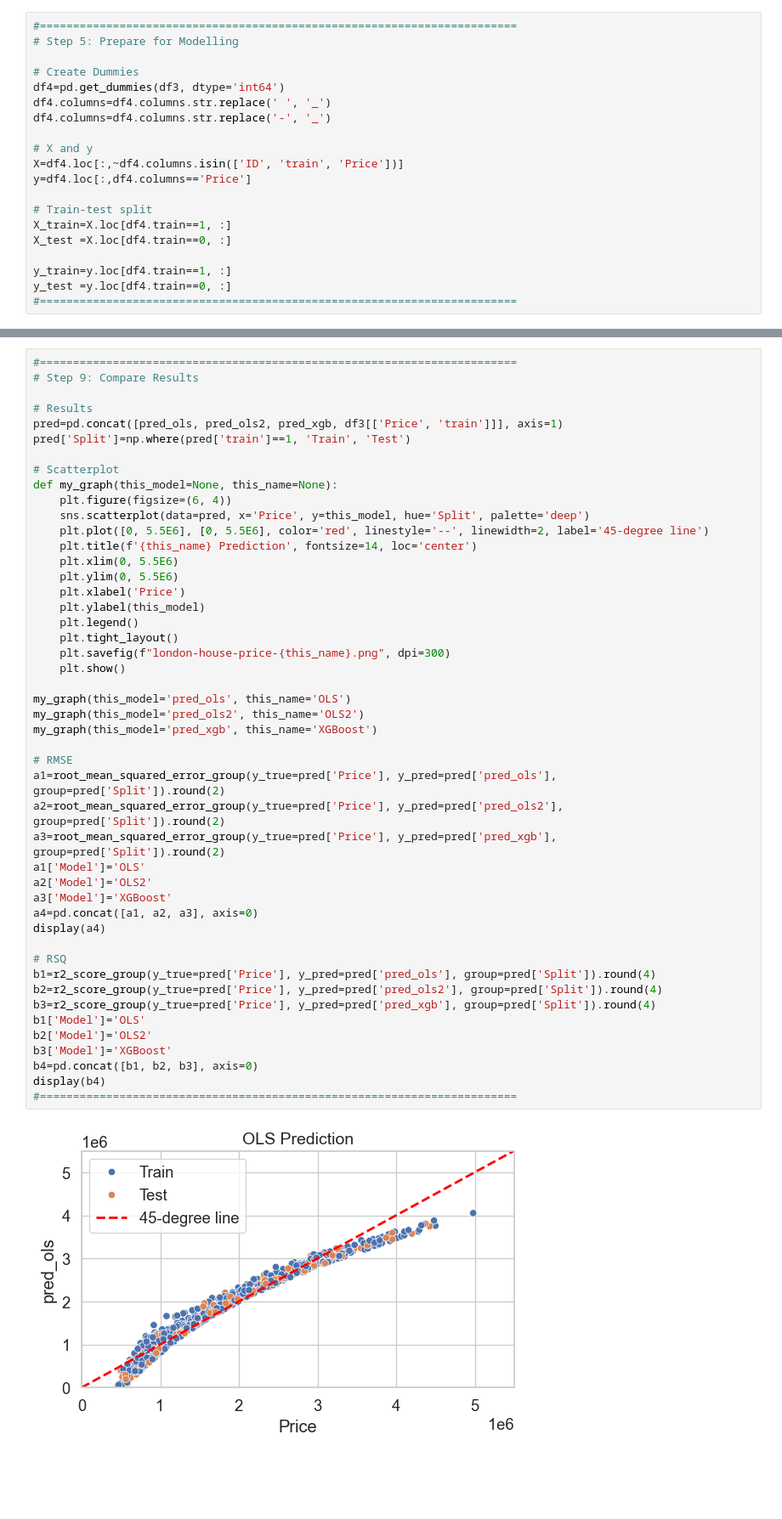
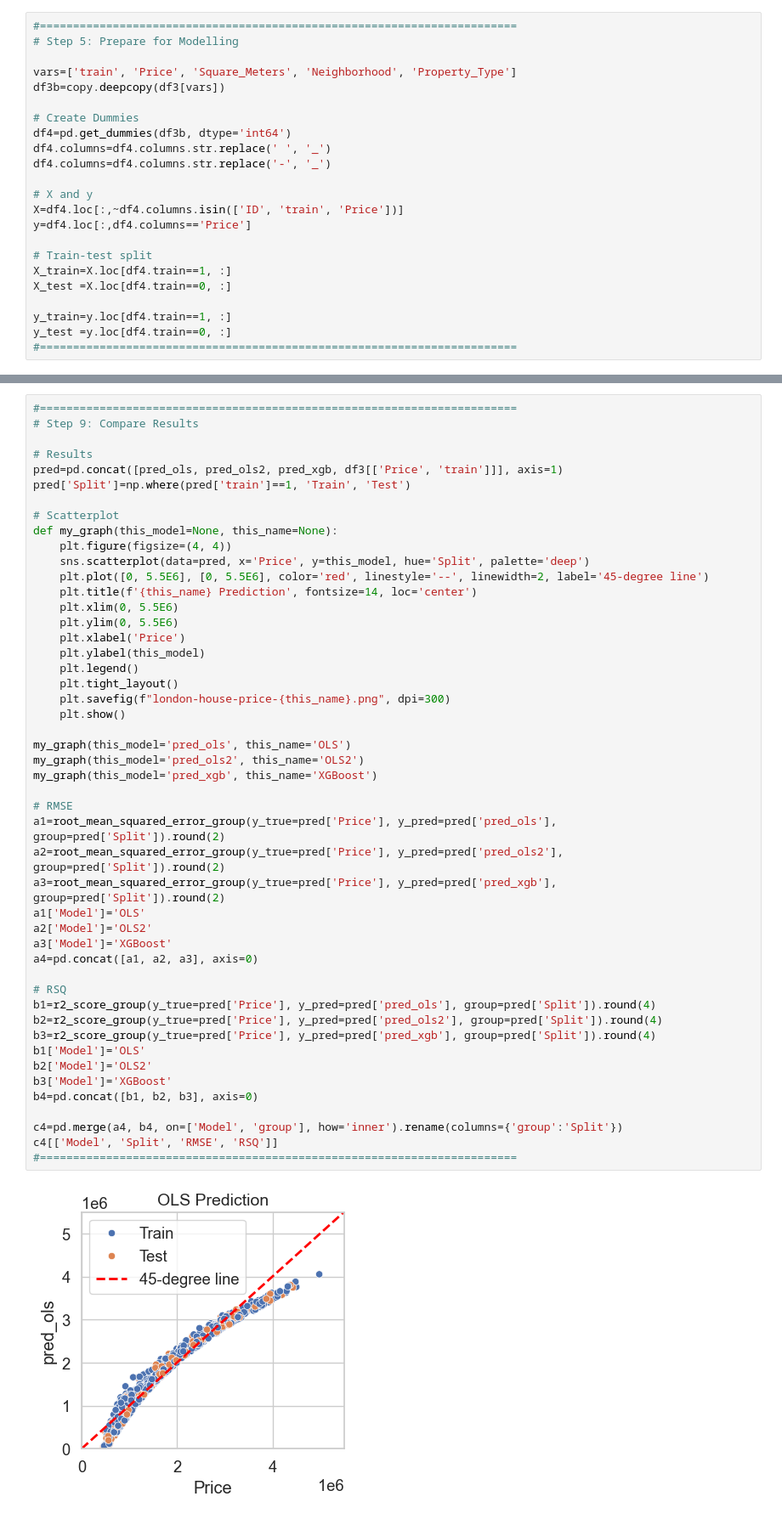
Before and after one commit to MarkThackham/MarkThackham.github.io, a Jupyter notebook: Portfolio/machine-learning/london-houseprice/machine-learning-London House Data.ipynb, the cells around one changed output, grey strips where cells are left out. Shown at 85% size. Cells and saved outputs as stored; diff of their text form; blank space fills up the shorter version.

```diff
--- a/Portfolio/machine-learning/london-houseprice/machine-learning-London House Data.ipynb
+++ b/Portfolio/machine-learning/london-houseprice/machine-learning-London House Data.ipynb
@@ -264,8 +264,11 @@ plt.show()
 #========================================================================
 # Step 5: Prepare for Modelling
 
+vars=['train', 'Price', 'Square_Meters', 'Neighborhood', 'Property_Type']
+df3b=copy.deepcopy(df3[vars])
+
 # Create Dummies
-df4=pd.get_dummies(df3, dtype='int64')
+df4=pd.get_dummies(df3b, dtype='int64')
 df4.columns=df4.columns.str.replace(' ', '_')
 df4.columns=df4.columns.str.replace('-', '_')
 
@@ -380,7 +363,7 @@ pred['Split']=np.where(pred['train']==1, 'Train', 'Test')
 
 # Scatterplot
 def my_graph(this_model=None, this_name=None):
-    plt.figure(figsize=(6, 4))
+    plt.figure(figsize=(4, 4))
     sns.scatterplot(data=pred, x='Price', y=this_model, hue='Split', palette='deep')
     plt.plot([0, 5.5E6], [0, 5.5E6], color='red', linestyle='--', linewidth=2, label='45-degree line')
     plt.title(f'{this_name} Prediction', fontsize=14, loc='center')
@@ -389,33 +372,34 @@ def my_graph(this_model=None, this_name=None):
     plt.xlabel('Price')
     plt.ylabel(this_model)
     plt.legend()
     plt.tight_layout()
     plt.savefig(f"london-house-price-{this_name}.png", dpi=300)
     plt.show()
 
 my_graph(this_model='pred_ols', this_name='OLS')
 my_graph(this_model='pred_ols2', this_name='OLS2')
 my_graph(this_model='pred_xgb', this_name='XGBoost')
 
 # RMSE
 a1=root_mean_squared_error_group(y_true=pred['Price'], y_pred=pred['pred_ols'], group=pred['Split']).round(2)
 a2=root_mean_squared_error_group(y_true=pred['Price'], y_pred=pred['pred_ols2'], group=pred['Split']).round(2)
 a3=root_mean_squared_error_group(y_true=pred['Price'], y_pred=pred['pred_xgb'], group=pred['Split']).round(2)
 a1['Model']='OLS'
 a2['Model']='OLS2'
 a3['Model']='XGBoost'
 a4=pd.concat([a1, a2, a3], axis=0)
-display(a4)
 
 # RSQ
 b1=r2_score_group(y_true=pred['Price'], y_pred=pred['pred_ols'], group=pred['Split']).round(4)
 b2=r2_score_group(y_true=pred['Price'], y_pred=pred['pred_ols2'], group=pred['Split']).round(4)
 b3=r2_score_group(y_true=pred['Price'], y_pred=pred['pred_xgb'], group=pred['Split']).round(4)
 b1['Model']='OLS'
 b2['Model']='OLS2'
 b3['Model']='XGBoost'
 b4=pd.concat([b1, b2, b3], axis=0)
-display(b4)
+
+c4=pd.merge(a4, b4, on=['Model', 'group'], how='inner').rename(columns={'group':'Split'})
+c4[['Model', 'Split', 'RMSE', 'RSQ']]
 #========================================================================
 # %% [output]
-[figure, old version]
+[figure, new version]
```
Also changed, not shown: parts of 6 cells of this notebook, 4 other files.
